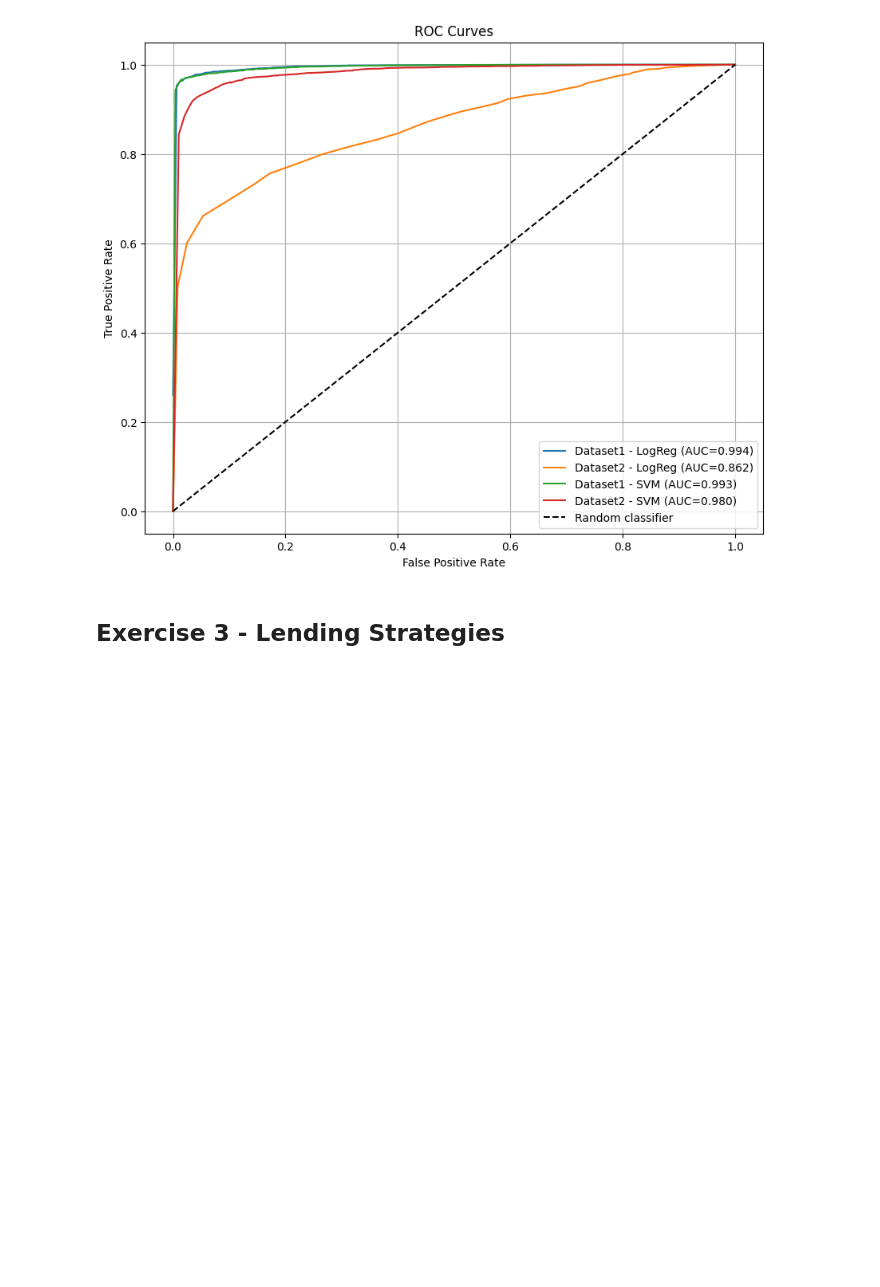
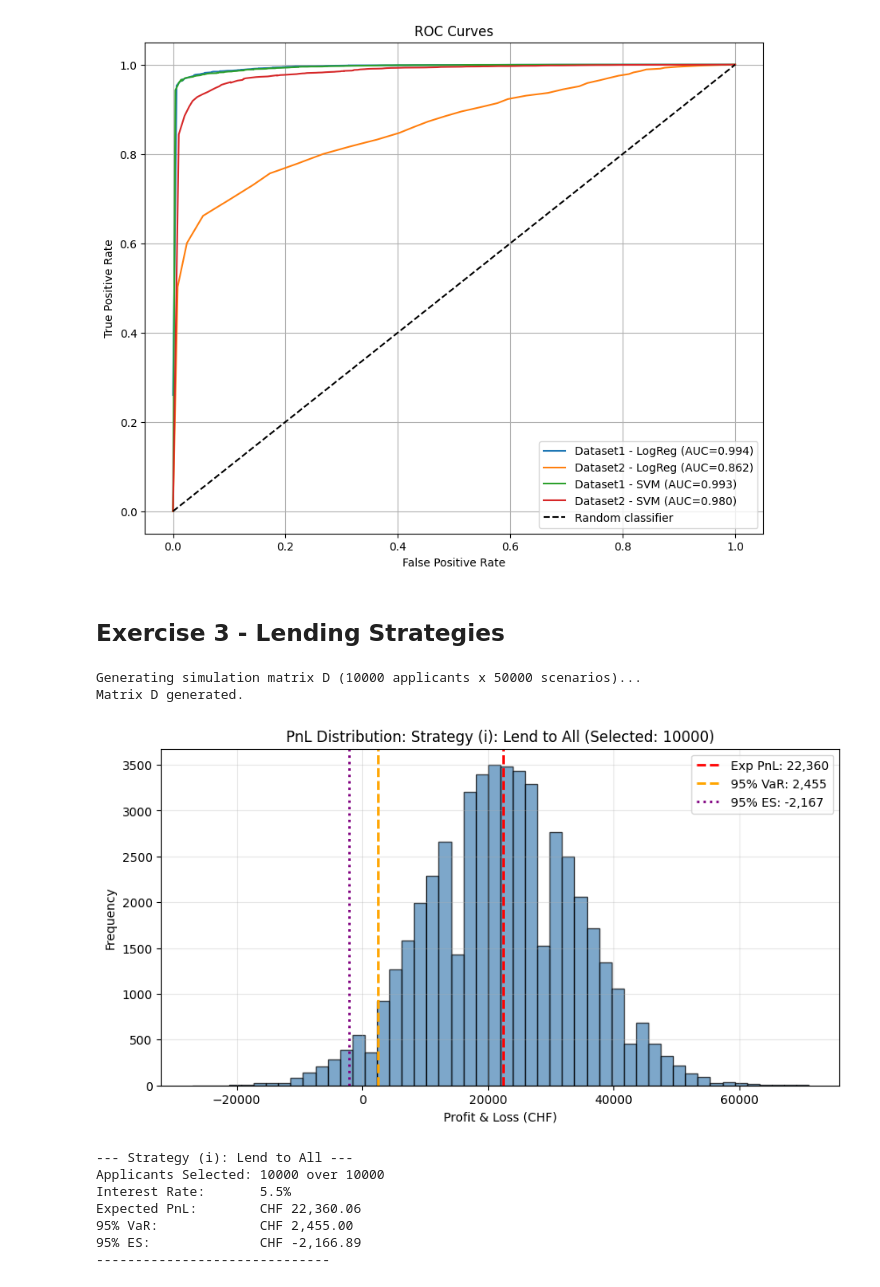
Before and after one commit to matthias-wyss/credit-risk-modeling, a Jupyter notebook: analysis.ipynb, the cells around one changed output. Saved outputs shown, nothing was run; the diff lists cells and outputs as text; code cells hidden in the pictures; blank space fills up the shorter version.

Commit message:
exercise 3 done

```diff
--- a/analysis.ipynb
+++ b/analysis.ipynb
@@ -302,3 +302,27 @@ plt.show()
 [figure]
 # %% [markdown]
 ## Exercise 3 - Lending Strategies
+# %%
+# Exercise 3.
+
+# Set model parameters and define matrix D
+n_scenarios = 50000
+loan_amount = 1000
+
+x1_test = X_test[:, 0]
+x2_test = X_test[:, 1]
+x3_test = X_test[:, 2]
+
+xi_test = np.random.uniform(0, 1, (len(X_test), n_scenarios))
+
+true_probs_test = p2(x1_test, x2_test, x3_test)
+
+print(f"Generating simulation matrix D ({len(X_test)} applicants x {n_scenarios} scenarios)...")
+# Draw independent random variables xi ~ Unif(0,1)
+# We generate the boolean matrix D directly:
+# D_ik = 1 if xi <= p2(x), else 0
+D = (xi_test <= true_probs_test[:, None]).astype(int)
+print("Matrix D generated.\n")
+# %% [output]
+Generating simulation matrix D (10000 applicants x 50000 scenarios)...
+Matrix D generated.
@@ -305 +387,18 @@ plt.show()
+# %%
+# Scenario 1: Lend to everyone at 5.5% interest
+# Define Portfolio and possible outcomes for this portfolio using matrix D
+# Plot the histogram of profits and losses
+# Calculate expected profit and losses, compute 95%-VaR and 95%-ES
+
+mask_all = np.ones(len(X_test), dtype=bool)
+evaluate_strategy("Strategy (i): Lend to All", mask_all, 0.055, D)
+# %% [output]
+[figure, added]
+--- Strategy (i): Lend to All ---
+Applicants Selected: 10000 over 10000
+Interest Rate:       5.5%
+Expected PnL:        CHF 22,360.06
+95% VaR:             CHF 2,455.00
+95% ES:              CHF -2,166.89
+------------------------------
 # %%
```
Also changed, not shown: parts of 3 cells of this notebook.
